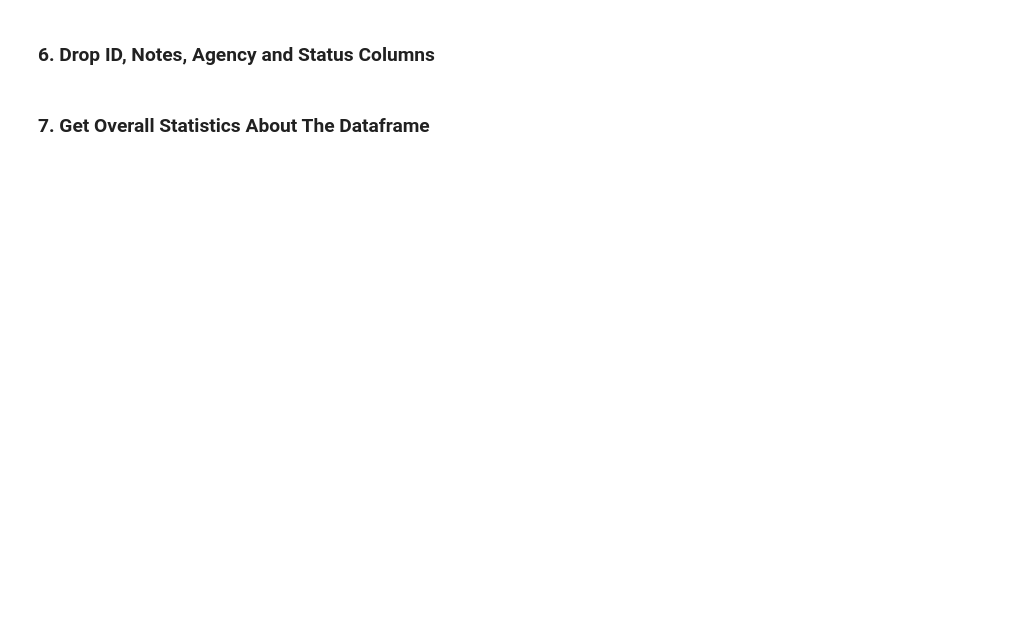
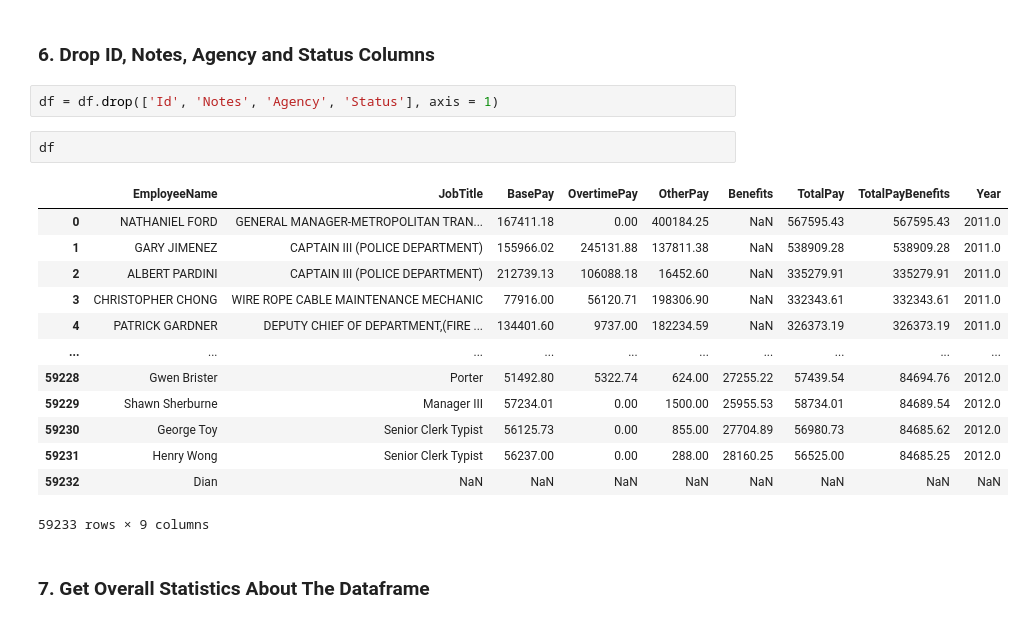
Before and after one commit to stardustmayank/SF-Salaries, a Jupyter notebook: SF_Salaries.ipynb, the cells around one changed output. Drawn from its saved outputs; the diff is of its cells as text; blank space fills up the shorter version.

```diff
--- a/SF_Salaries.ipynb
+++ b/SF_Salaries.ipynb
@@ -20,4 +96,22 @@ df = pd.read_csv('Salaries.csv')
 # %% [markdown]
 ### 6. Drop ID, Notes, Agency and Status Columns
+# %%
+df = df.drop(['Id', 'Notes', 'Agency', 'Status'], axis = 1)
+# %%
+df
+# %% [output]
+|  | EmployeeName | JobTitle | BasePay | OvertimePay | OtherPay | Benefits | TotalPay | TotalPayBenefits | Year |
+| 0 | NATHANIEL FORD | GENERAL MANAGER-METROPOLITAN TRAN... | 167411.18 | 0.00 | 400184.25 | NaN | 567595.43 | 567595.43 | 2011.0 |
+| 1 | GARY JIMENEZ | CAPTAIN III (POLICE DEPARTMENT) | 155966.02 | 245131.88 | 137811.38 | NaN | 538909.28 | 538909.28 | 2011.0 |
+| 2 | ALBERT PARDINI | CAPTAIN III (POLICE DEPARTMENT) | 212739.13 | 106088.18 | 16452.60 | NaN | 335279.91 | 335279.91 | 2011.0 |
+| 3 | CHRISTOPHER CHONG | WIRE ROPE CABLE MAINTENANCE MECHANIC | 77916.00 | 56120.71 | 198306.90 | NaN | 332343.61 | 332343.61 | 2011.0 |
+| 4 | PATRICK GARDNER | DEPUTY CHIEF OF DEPARTMENT,(FIRE ... | 134401.60 | 9737.00 | 182234.59 | NaN | 326373.19 | 326373.19 | 2011.0 |
+| ... | ... | ... | ... | ... | ... | ... | ... | ... | ... |
+| 59228 | Gwen Brister | Porter | 51492.80 | 5322.74 | 624.00 | 27255.22 | 57439.54 | 84694.76 | 2012.0 |
+| 59229 | Shawn Sherburne | Manager III | 57234.01 | 0.00 | 1500.00 | 25955.53 | 58734.01 | 84689.54 | 2012.0 |
+| 59230 | George Toy | Senior Clerk Typist | 56125.73 | 0.00 | 855.00 | 27704.89 | 56980.73 | 84685.62 | 2012.0 |
+| 59231 | Henry Wong | Senior Clerk Typist | 56237.00 | 0.00 | 288.00 | 28160.25 | 56525.00 | 84685.25 | 2012.0 |
+| 59232 | Dian | NaN | NaN | NaN | NaN | NaN | NaN | NaN | NaN |
+59233 rows × 9 columns
 # %% [markdown]
 ### 7. Get Overall Statistics About The Dataframe
```
Also changed, not shown: parts of 11 cells of this notebook.
